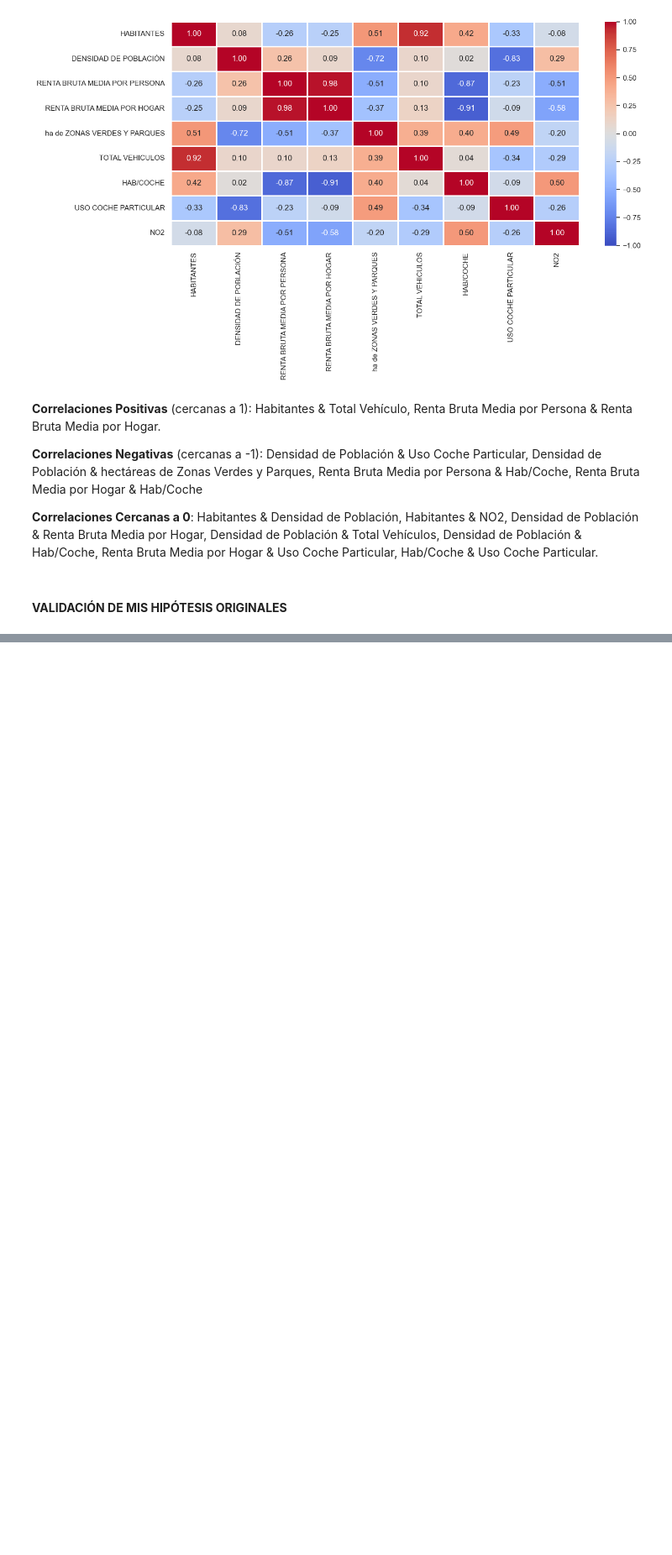
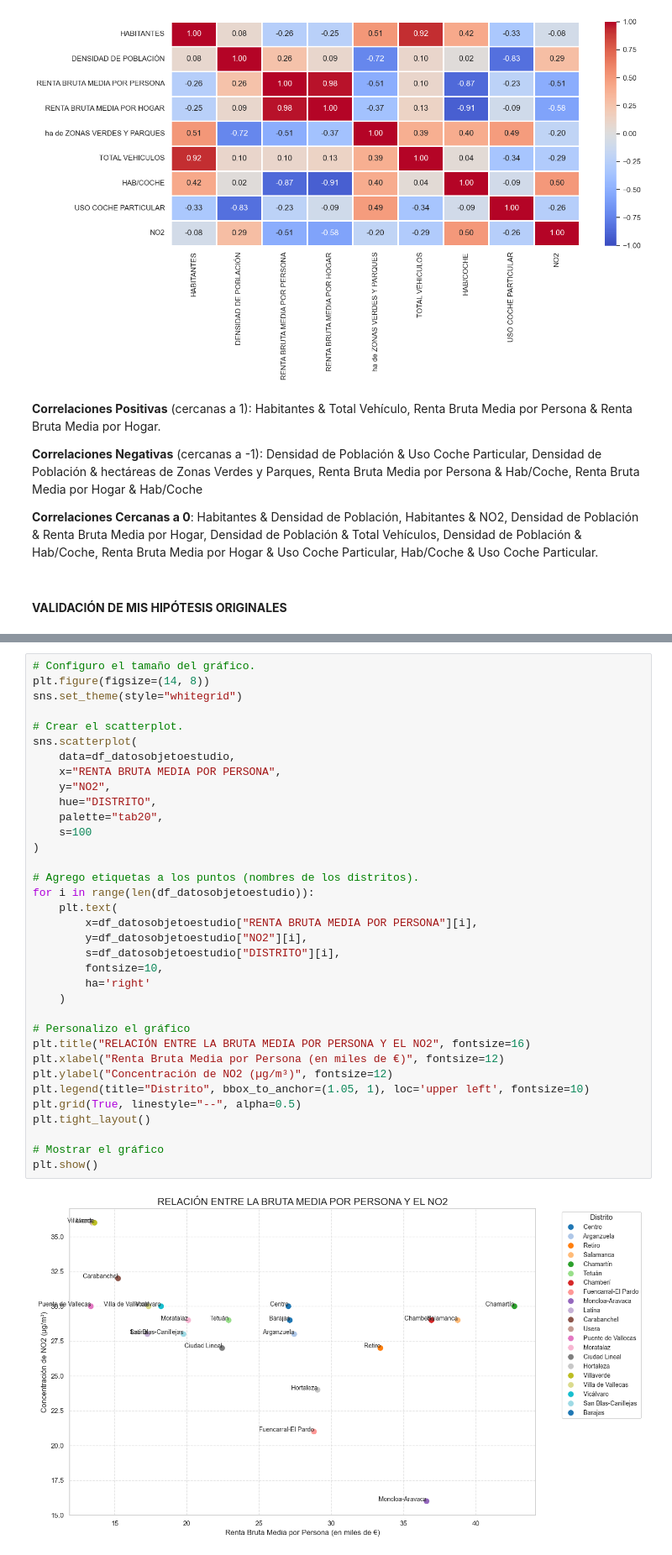
Before and after one commit to XileFrost/EDA_AireRentaMadrid, a Jupyter notebook: FelixdeMolina_EDA-Aire_Madrid.ipynb, the cells around one changed output, grey strips where cells are left out. Shown at 84% size. Cells and saved outputs as stored; diff of their text form; blank space fills up the shorter version.

Commit message:
ENTREGA FINAL - nuevas graficas para hipotesis1

```diff
--- a/FelixdeMolina_EDA-Aire_Madrid.ipynb
+++ b/FelixdeMolina_EDA-Aire_Madrid.ipynb
@@ -1394,2 +1393,39 @@ Los Distritos que registran una **menor media anual de Dióxido de Nitrógeno (N
 **A MAYOR NÚMERO DE HABITANTES POR VEHÍCULO EN EL DISTRITO, MEJOR CALIDAD DEL AIRE.** <br>
 Esta hipótesis es rotundamente **FALSA**, además estadísticamente hay una relación positiva moderada y ninguna coincidencia en los extremos de los respectivos rankings.
+# %%
+# Configuro el tamaño del gráfico.
+plt.figure(figsize=(14, 8))
+sns.set_theme(style="whitegrid")
+
+# Crear el scatterplot.
+sns.scatterplot(
+    data=df_datosobjetoestudio,
+    x="RENTA BRUTA MEDIA POR PERSONA",
+    y="NO2",
+    hue="DISTRITO",
+    palette="tab20",
+    s=100
+)
+
+# Agrego etiquetas a los puntos (nombres de los distritos).
+for i in range(len(df_datosobjetoestudio)):
+    plt.text(
+        x=df_datosobjetoestudio["RENTA BRUTA MEDIA POR PERSONA"][i],
+        y=df_datosobjetoestudio["NO2"][i],
+        s=df_datosobjetoestudio["DISTRITO"][i],
+        fontsize=10,
+        ha='right'
+    )
+
+# Personalizo el gráfico
+plt.title("RELACIÓN ENTRE LA BRUTA MEDIA POR PERSONA Y EL NO2", fontsize=16)
+plt.xlabel("Renta Bruta Media por Persona (en miles de €)", fontsize=12)
+plt.ylabel("Concentración de NO2 (µg/m³)", fontsize=12)
+plt.legend(title="Distrito", bbox_to_anchor=(1.05, 1), loc='upper left', fontsize=10)
+plt.grid(True, linestyle="--", alpha=0.5)
+plt.tight_layout()
+
+# Mostrar el gráfico
+plt.show()
+# %% [output]
+[figure, added]
```
Also changed, not shown: parts of 2 cells of this notebook, 33 other files.
